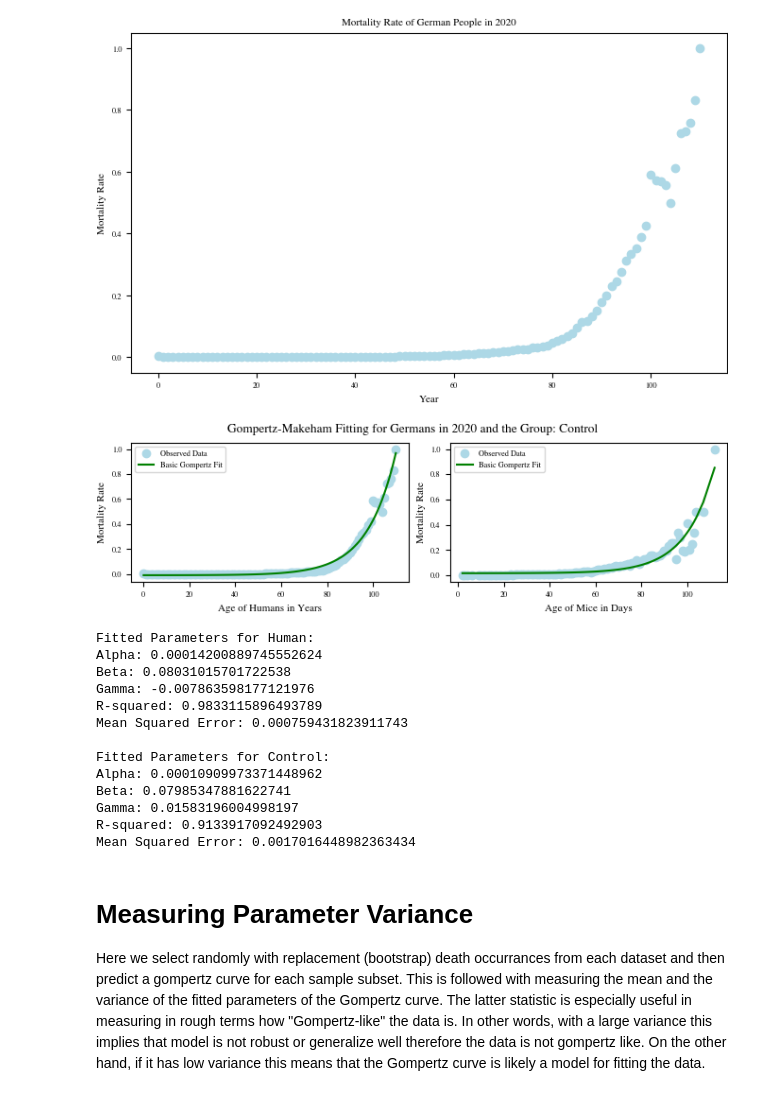
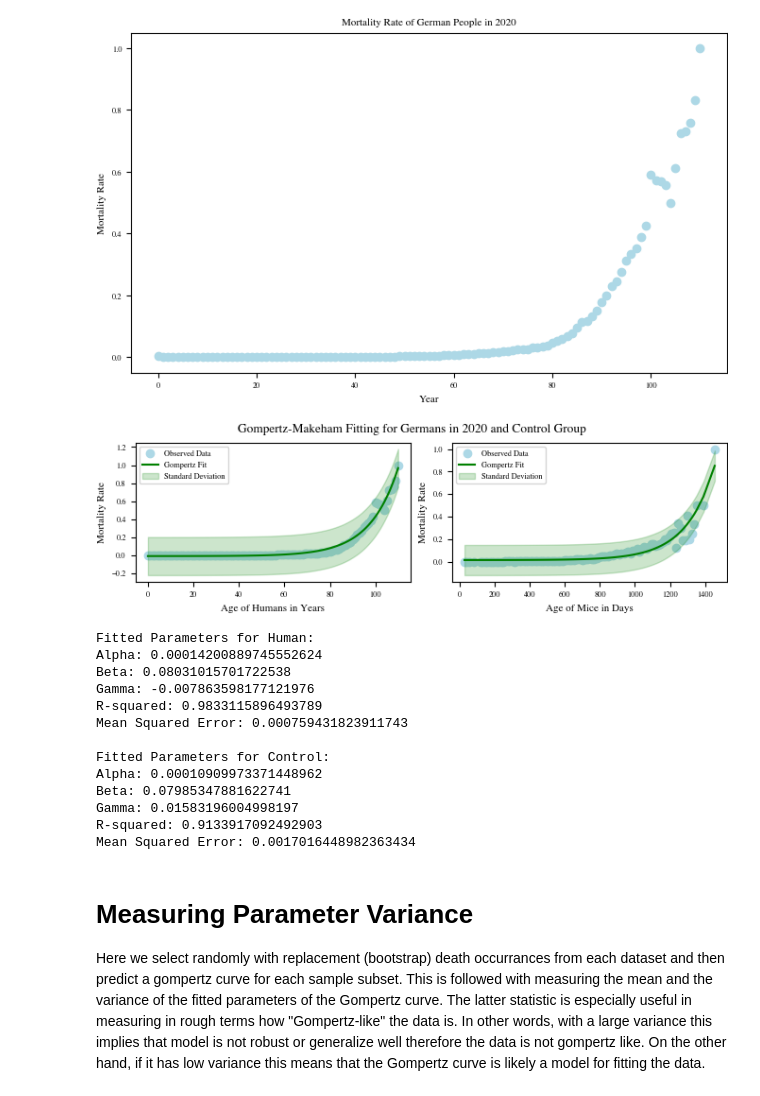
Before and after one commit to shs2017/Data-Literacy, a Jupyter notebook: exp/001_GompertzAssumption.ipynb, the cells around one changed output. Saved outputs shown, nothing was run; the diff lists cells and outputs as text; code cells hidden in the pictures.

Commit message:
df: 001: adjusted the plot again

```diff
--- a/exp/001_GompertzAssumption.ipynb
+++ b/exp/001_GompertzAssumption.ipynb
@@ -463,7 +463,7 @@ initial_parameters_control = GompertzMakeham(alpha=0.1, beta=0.085, gamma=0.01)
 sample_control = compute_experiment_sample(group_control, mouse_bin_period_in_days)
 parameters_control, predicted_mortality_control = fit_gompertz_from_experiment(sample_control, initial_parameters_control)
 
-ages_control = sample_control.ages
+ages_control = [x * mouse_bin_period_in_days for x in sample_control.ages]
 mortality_rate_control = sample_control.mortality_rate
 
 # Plot the human results
@@ -472,25 +472,33 @@ fig, (ax1, ax2) = plt.subplots(nrows=1, ncols=2)
 
 if USE_LOG:
     log_predicted_mortality = np.log(predicted_mortality)
+    log_mortality_std_dev = np.std(log_predicted_mortality)
     ax1.scatter(ages, log_mortality_rates, label='Observed Data', color=COLOR_MAP[0])
-    ax1.plot(ages, log_predicted_mortality, label='Basic Gompertz Fit', color=COLOR_MAP[1])
+    ax1.plot(ages, log_predicted_mortality, label='Gompertz Fit', color=COLOR_MAP[1])
+    ax1.fill_between(ages, log_predicted_mortality - log_mortality_std_dev, log_predicted_mortality + log_mortality_std_dev, label='Standard Deviation', color=COLOR_MAP[1], alpha=0.2)
 else:
+    mortality_std_dev = np.std(predicted_mortality)
     ax1.scatter(ages, mortality_rates, label='Observed Data', color=COLOR_MAP[0])
-    ax1.plot(ages, predicted_mortality, label='Basic Gompertz Fit', color=COLOR_MAP[1])
+    ax1.plot(ages, predicted_mortality, label='Gompertz Fit', color=COLOR_MAP[1])
+    ax1.fill_between(ages, predicted_mortality - mortality_std_dev, predicted_mortality + mortality_std_dev, label='Standard Deviation', color=COLOR_MAP[1], alpha=0.2)
 ax1.set_xlabel('Age of Humans in Years')
 ax1.set_ylabel('Mortality Rate')
-fig.suptitle(f'Gompertz-Makeham Fitting for Germans in 2020 and the Group: {GROUP_KEY}')
+fig.suptitle(f'Gompertz-Makeham Fitting for Germans in 2020 and {GROUP_KEY} Group')
 ax1.legend()
 
 # Plot the control group results
 if USE_LOG:
     log_mortality_rate_control = mortality_rate_control.apply(lambda x: np.log(x))
     log_predicted_mortality_control = np.log(predicted_mortality_control)
+    log_mortality_std_dev_control = np.std(log_predicted_mortality_control)
     ax2.scatter(ages_control, log_mortality_rate_control, label='Observed Data', color=COLOR_MAP[0])
-    ax2.plot(ages_control, log_predicted_mortality_control, label='Basic Gompertz Fit', color=COLOR_MAP[1])
+    ax2.plot(ages_control, log_predicted_mortality_control, label='Gompertz Fit', color=COLOR_MAP[1])
+    ax2.fill_between(ages_control, log_predicted_mortality_control - log_mortality_std_dev_control, log_predicted_mortality_control + log_mortality_std_dev_control, label='Standard Deviation', color=COLOR_MAP[1], alpha=0.2)
 else:
+    mortality_std_dev_control = np.std(predicted_mortality_control)
     ax2.scatter(ages_control, mortality_rate_control, label='Observed Data', color=COLOR_MAP[0])
-    ax2.plot(ages_control, predicted_mortality_control, label='Basic Gompertz Fit', color=COLOR_MAP[1])
+    ax2.plot(ages_control, predicted_mortality_control, label='Gompertz Fit', color=COLOR_MAP[1])
+    ax2.fill_between(ages_control, predicted_mortality_control - mortality_std_dev_control, predicted_mortality_control + mortality_std_dev_control, label='Standard Deviation', color=COLOR_MAP[1], alpha=0.2)
 ax2.set_xlabel('Age of Mice in Days')
 ax2.set_ylabel(f'Mortality Rate')
 ax2.legend()
@@ -507,34 +515,34 @@ print("Beta:", predicted_parameters.beta)
 print("Gamma:", predicted_parameters.gamma)
 
 r_squared = None
 mse = None
 if USE_LOG:
     r_squared = r2_score(log_mortality_rates, log_predicted_mortality)
     mse = mean_squared_error(log_mortality_rates, log_predicted_mortality)
 else:
     r_squared = r2_score(mortality_rates, predicted_mortality)
     mse = mean_squared_error(mortality_rates, predicted_mortality)
 print(f'R-squared: {r_squared}')
 print(f'Mean Squared Error: {mse}')
 print()
 
 print(f"Fitted Parameters for {GROUP_KEY}:")
 print("Alpha:", parameters_control.alpha)
 print("Beta:", parameters_control.beta)
 print("Gamma:", parameters_control.gamma)
 
 r_squared = None
 mse = None
 if USE_LOG:
     r_squared = r2_score(log_mortality_rate_control, log_predicted_mortality_control)
     mse = mean_squared_error(log_mortality_rate_control, log_predicted_mortality_control)
 else:
     r_squared = r2_score(mortality_rate_control, predicted_mortality_control)
     mse = mean_squared_error(mortality_rate_control, predicted_mortality_control)
 print(f'R-squared: {r_squared}')
 print(f'Mean Squared Error: {mse}')
 # %% [output]
-[figure, old version]
+[figure, new version]
 Fitted Parameters for Human:
 Alpha: 0.00014200889745552624
 Beta: 0.08031015701722538
```
Also changed, not shown: parts of 7 cells of this notebook, 1 other file.
